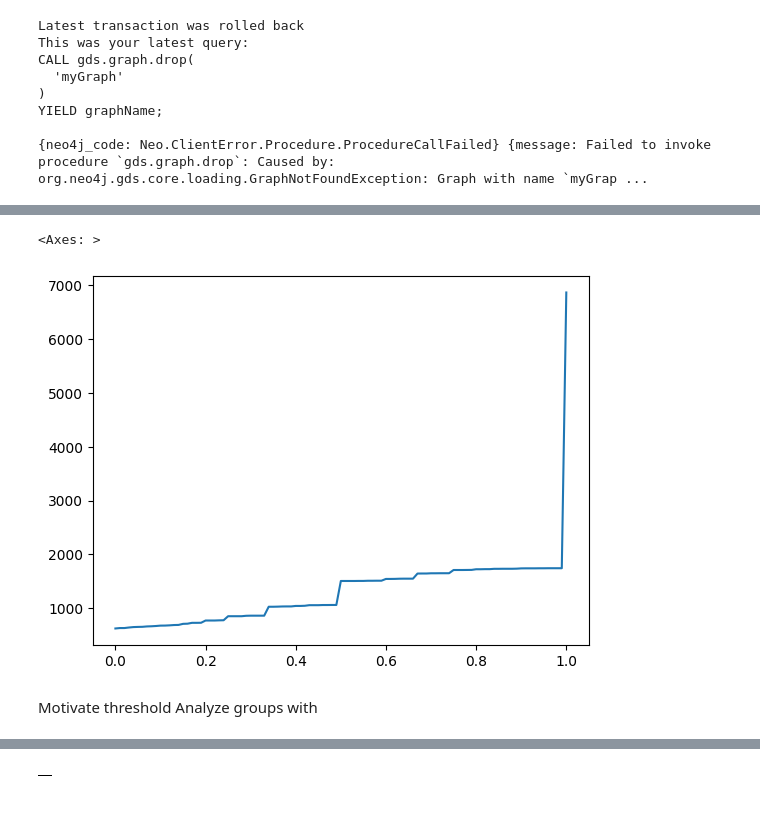
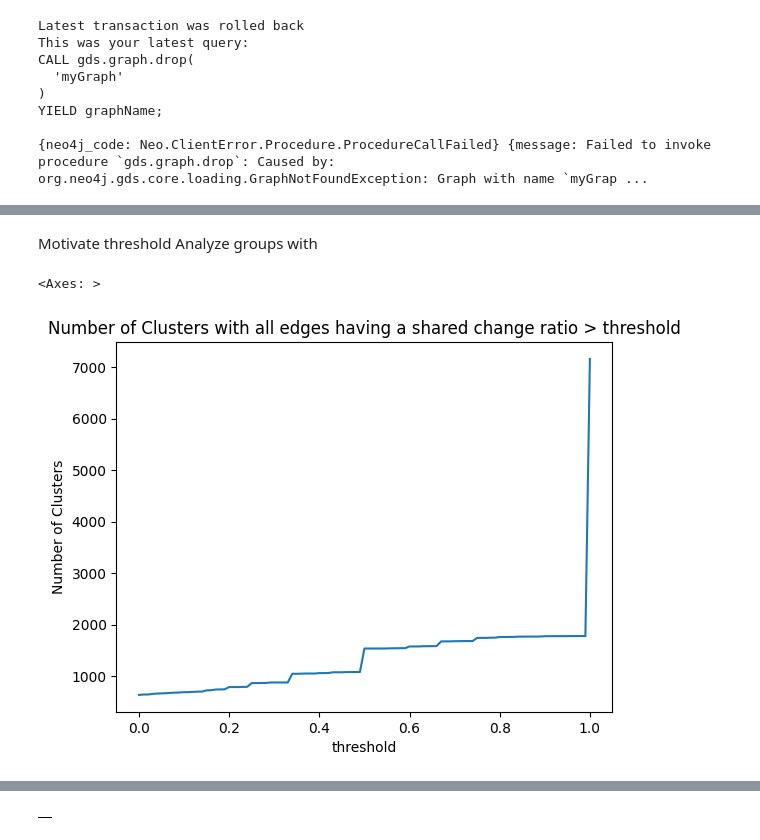
Before and after one commit to Ava-S/EKG_BPIC2014_Notebook, a Jupyter notebook: 1_2_change_cluster_analysis.ipynb, the cells around one changed output, grey strips where cells are left out. Drawn from its saved outputs; the diff is of its cells as text; code cells hidden in the pictures; blank space fills up the shorter version.

```diff
--- a/1_2_change_cluster_analysis.ipynb
+++ b/1_2_change_cluster_analysis.ipynb
@@ -169,9 +184,10 @@ query = '''
   relationshipWeightProperty: 'ratio',
   threshold: $threshold
 })
-    YIELD componentCount
+    YIELD componentCount, componentDistribution
 '''
-results = {}
+component_results = {}
+component_distributions = {}
 for i in np.arange(0, 1.01, 0.01):
 
     threshold = float(i)
@@ -180,14 +196,18 @@ for i in np.arange(0, 1.01, 0.01):
         parameters={"threshold": threshold}
     )
     result = db_connection.exec_query(query_obj)
-    component_count = result[0]['componentCount']
-    results[round(threshold, 2)] = component_count
-
-# print(results)
-sns.lineplot(data=results)
+    component_results[round(threshold, 2)] = result[0]['componentCount']
+    component_distributions[round(threshold, 2)] = result[0]['componentDistribution']
-# %% [output]
-<Axes: >
-[figure, removed]
 # %% [markdown]
 Motivate threshold
 Analyze groups with
+# %%
+# print(results)
+ax = sns.lineplot(data=component_results)
+
+plt.title('Number of Clusters with all edges having a shared change ratio > threshold', )
+ax.set(xlabel='threshold', ylabel='Number of Clusters')
+p
+# %% [output]
+<Axes: >
+[figure, added]
```
Also changed, not shown: parts of 23 cells of this notebook.
